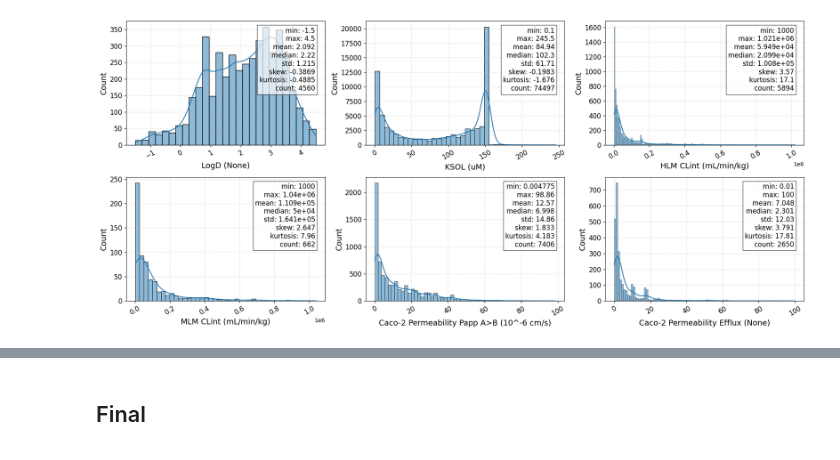
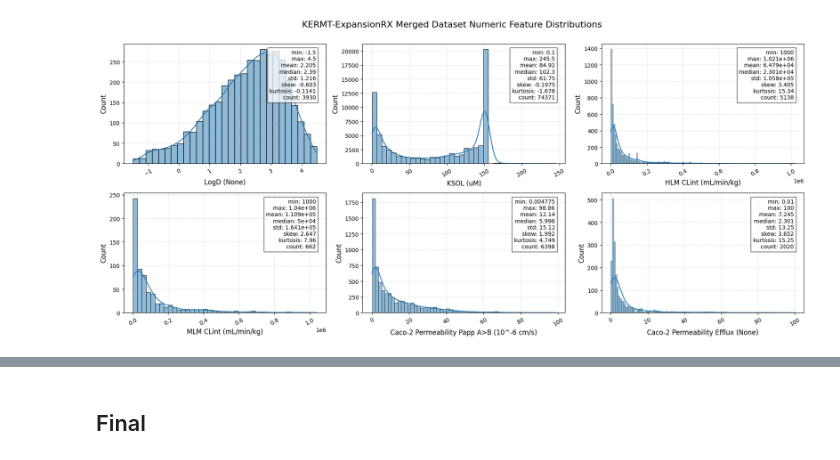
Before and after one commit to alec-glisman/OpenADMET-ExpansionRx-Blind-Challenge, a Jupyter notebook: notebooks/exploratory_data_analysis.ipynb, the cells around one changed output, grey strips where cells are left out. Cells and saved outputs as stored; diff of their text form; code cells hidden in the pictures.

```diff
--- a/notebooks/exploratory_data_analysis.ipynb
+++ b/notebooks/exploratory_data_analysis.ipynb
@@ -223,7 +437,10 @@ for f in files_biogen:
 df_kermt_public.rename(columns={"smiles": "SMILES"}, inplace=True)
 
 # drop rows with invalid SMILES
-df_kermt_public["SMILES"] = df_kermt_public["SMILES"].progress_apply(canonicalize_smiles)
+df_kermt_public["SMILES"] = parallel_canonicalize_smiles(
+    df_kermt_public["SMILES"].tolist(),
+    isomeric=True,
+)
 n_none_smiles = df_kermt_public["SMILES"].isnull().sum()
 if n_none_smiles > 0:
     logger.warning(f"Dropping {n_none_smiles} rows with invalid SMILES")
@@ -330,4 +548,22 @@ df_kermt_public_admet_cleaned.reset_index(drop=True, inplace=True)
 
 logger.info(f"Merged KERMT-ExpansionRX Dataframe shape: {df_kermt_public_admet_cleaned.shape}")
 logger.info(f"Merged KERMT-ExpansionRX Dataframe columns: {df_kermt_public_admet_cleaned.columns.tolist()}")
+
+# check for repeated SMILES
+n_total = len(df_kermt_public_admet_cleaned)
+n_unique = df_kermt_public_admet_cleaned["SMILES"].nunique()
+n_duplicates = n_total - n_unique
+if n_duplicates > 0:
+    logger.warning(f"Found {n_duplicates} duplicate SMILES in merged KERMT-ExpansionRX dataframe")
+    # average (skip NaNs) over duplicates
+    df_kermt_public_admet_cleaned = df_kermt_public_admet_cleaned.groupby("SMILES", as_index=False).mean()
+    logger.info(f"Dataframe shape after averaging duplicates: {df_kermt_public_admet_cleaned.shape}")
+
+# check for overlap with ExpansionRx teaser dataset
+smiles_teaser = set(df_expansionrx_teaser["SMILES"].tolist())
+smiles_kermt_expansionrx = set(df_kermt_public_admet_cleaned["SMILES"].tolist())
+overlap_smiles = smiles_teaser.intersection(smiles_kermt_expansionrx)
+n_overlap = len(overlap_smiles)
+if n_overlap > 0:
+    logger.warning(f"Found {n_overlap} overlapping SMILES between ExpansionRx teaser and KERMT-ExpansionRX datasets")
 # %% [output]
@@ -336,35 +574,0 @@ logger.info(f"Merged KERMT-ExpansionRX Dataframe columns: {df_kermt_public_admet
-# %%
-# Plot distributions for each numeric column with summary statistics in a 3-column grid
-df = df_kermt_public_admet_cleaned
-numeric_cols = df.select_dtypes(include=["number"]).columns
-n_cols = 3
-n_rows = int(np.ceil(len(numeric_cols) / n_cols))
-
-fig, axes = plt.subplots(n_rows, n_cols, figsize=(6 * n_cols, 4 * n_rows))
-axes = axes.flatten()
-i = -1
-for i, col in enumerate(numeric_cols):
-    ax = axes[i]
-    sns.histplot(df[col], kde=True, ax=ax)
-    stat_text = calc_stats(df[col])
-    ax.set_xlabel(col, fontsize=14)
-    ax.set_ylabel("Count", fontsize=14)
-    ax.grid(True, linestyle=":", alpha=0.7)
-    ax.tick_params(axis="x", labelrotation=30, labelsize=12)
-    ax.tick_params(axis="y", labelsize=12)
-    ax.text(
-        0.95,
-        0.95,
-        stat_text,
-        transform=ax.transAxes,
-        fontsize=12,
-        verticalalignment="top",
-        horizontalalignment="right",
-        bbox=dict(facecolor="white", alpha=0.7, edgecolor="black"),
-    )
-# Hide unused subplots
-for j in range(i + 1, len(axes)):
-    axes[j].axis("off")
-fig.tight_layout()
-# %% [output]
-[figure, removed]
@@ -372,0 +577,9 @@ cleaned_data["kermt_public"] = df_kermt_public_admet_cleaned.copy()
+# %%
+fig, ax = plot_numeric_distributions(
+    df_kermt_public_admet_cleaned,
+    n_cols=3,
+    title="KERMT-ExpansionRX Merged Dataset Numeric Feature Distributions",
+    save_path=data_path.parent / "kermt_expansionrx_numeric_distributions.png",
+)
+# %% [output]
+[figure, added]
```
Also changed, not shown: parts of 39 cells of this notebook, 1 other file.
